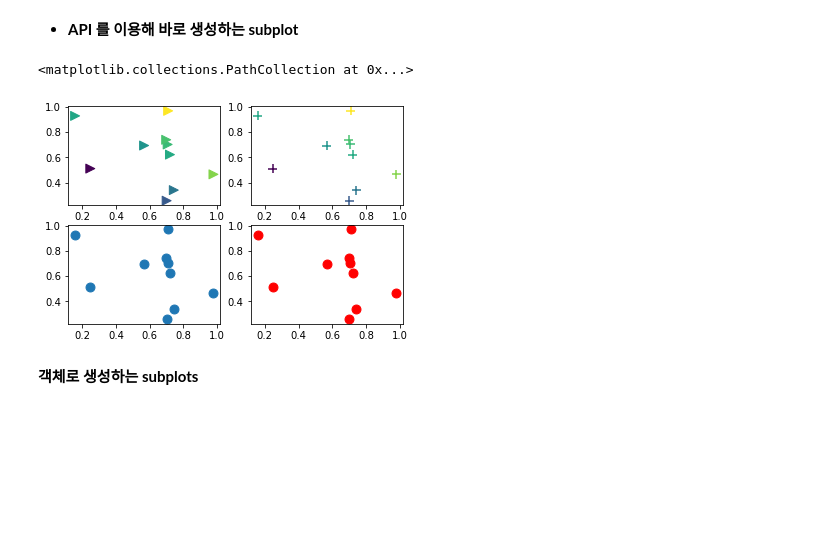
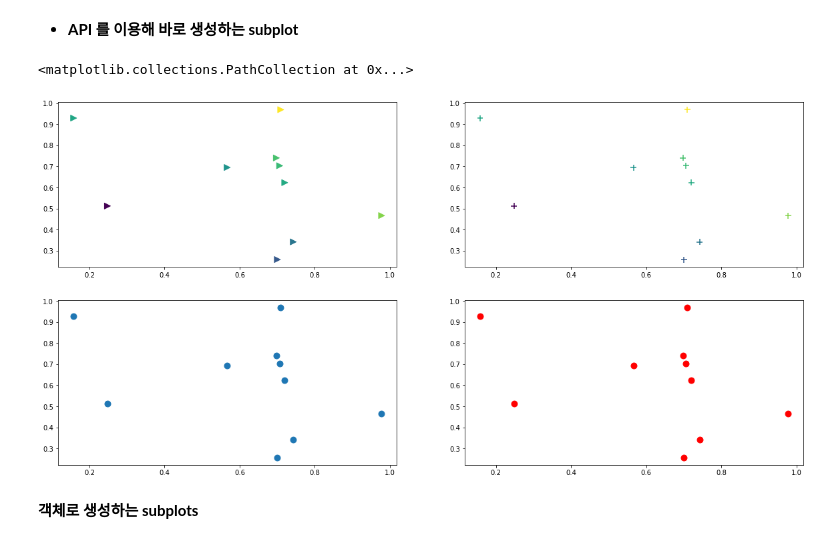
Before and after one commit to hana-dool/Data_Visualization, a Jupyter notebook: 0.Matplotlib_elementary.ipynb, the cells around one changed output. Drawn from its saved outputs; the diff is of its cells as text; code cells hidden in the pictures; blank space fills up the shorter version.

```diff
--- a/0.Matplotlib_elementary.ipynb
+++ b/0.Matplotlib_elementary.ipynb
@@ -300,17 +297,18 @@ z = np.sqrt(x**2 + y**2)
 # %% [markdown]
 - **API 를 이용해 바로 생성하는 subplot**
 # %%
+plt.figure(figsize = (20,10))
 plt.subplot(221) # plt API 로 바로 figure,axis 생성
 plt.scatter(x, y, s=80, c=z, marker=">")
 plt.subplot(222)
 plt.scatter(x, y, s=80, c=z, marker='+')
 plt.subplot(223)
 plt.scatter(x, y, s=80)
 plt.subplot(224)
 plt.scatter(x, y, s=80, c='red')
 # %% [output]
 <matplotlib.collections.PathCollection at 0x...>
-[figure, old version]
+[figure, new version]
 # %% [markdown]
 **객체로 생성하는 subplots**
 # %%
```
Also changed, not shown: parts of 21 cells of this notebook, 1 other file.
